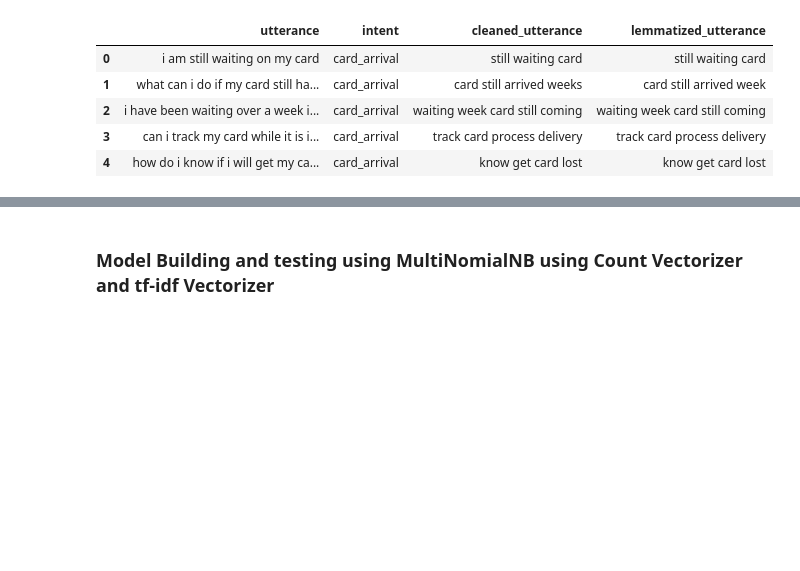
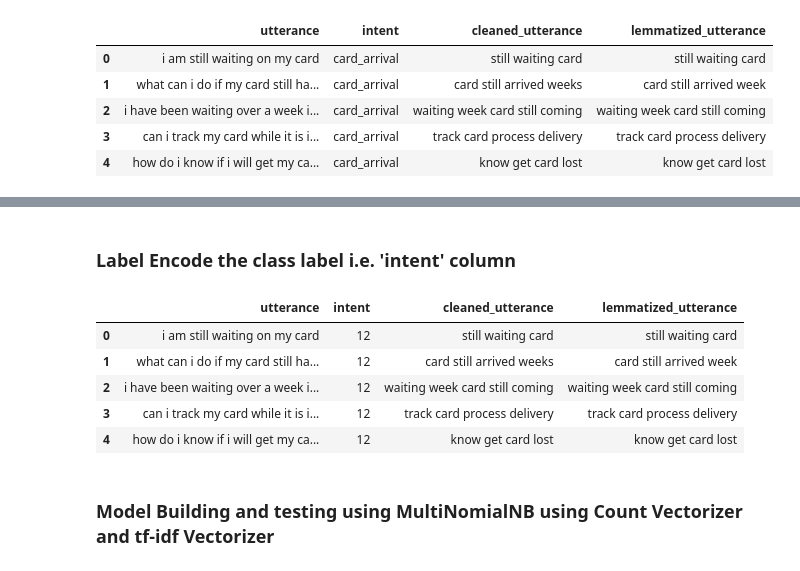
Before and after one commit to Seems1268/Topic_Analysis, a Jupyter notebook: Topic_Analysis.ipynb, the cells around one changed output, grey strips where cells are left out. Drawn from its saved outputs; the diff is of its cells as text; code cells hidden in the pictures; blank space fills up the shorter version.

```diff
--- a/Topic_Analysis.ipynb
+++ b/Topic_Analysis.ipynb
@@ -162,0 +146,9 @@ utterances.groupby('intent').describe()
+# %%
+"""
+Display all the possible intents from the dataset with ascending order of their count.
+"""
+
+#utterances.groupby(['intent']).describe()
+pd.set_option('display.max_rows', None)
+
+print(pd.DataFrame({'count' : utterances.groupby( [ "intent"] ).size()}).reset_index().sort_values('count'))
@@ -360,3 +398,18 @@ utterances.head()
+# %% [markdown]
+### Label Encode the class label i.e. 'intent' column
+# %%
+from sklearn import preprocessing
+
+labelEncoding = preprocessing.LabelEncoder()
+utterances['intent'] = labelEncoding.fit_transform(utterances['intent'])
+utterances.head()
+# %% [output]
+|  | utterance | intent | cleaned_utterance | lemmatized_utterance |
+| 0 | i am still waiting on my card | 12 | still waiting card | still waiting card |
+| 1 | what can i do if my card still ha... | 12 | card still arrived weeks | card still arrived week |
+| 2 | i have been waiting over a week i... | 12 | waiting week card still coming | waiting week card still coming |
+| 3 | can i track my card while it is i... | 12 | track card process delivery | track card process delivery |
+| 4 | how do i know if i will get my ca... | 12 | know get card lost | know get card lost |
 # %% [markdown]
 ### Model Building and testing using MultiNomialNB using Count Vectorizer and tf-idf Vectorizer
 # %%
```
Also changed, not shown: parts of 51 cells of this notebook.
